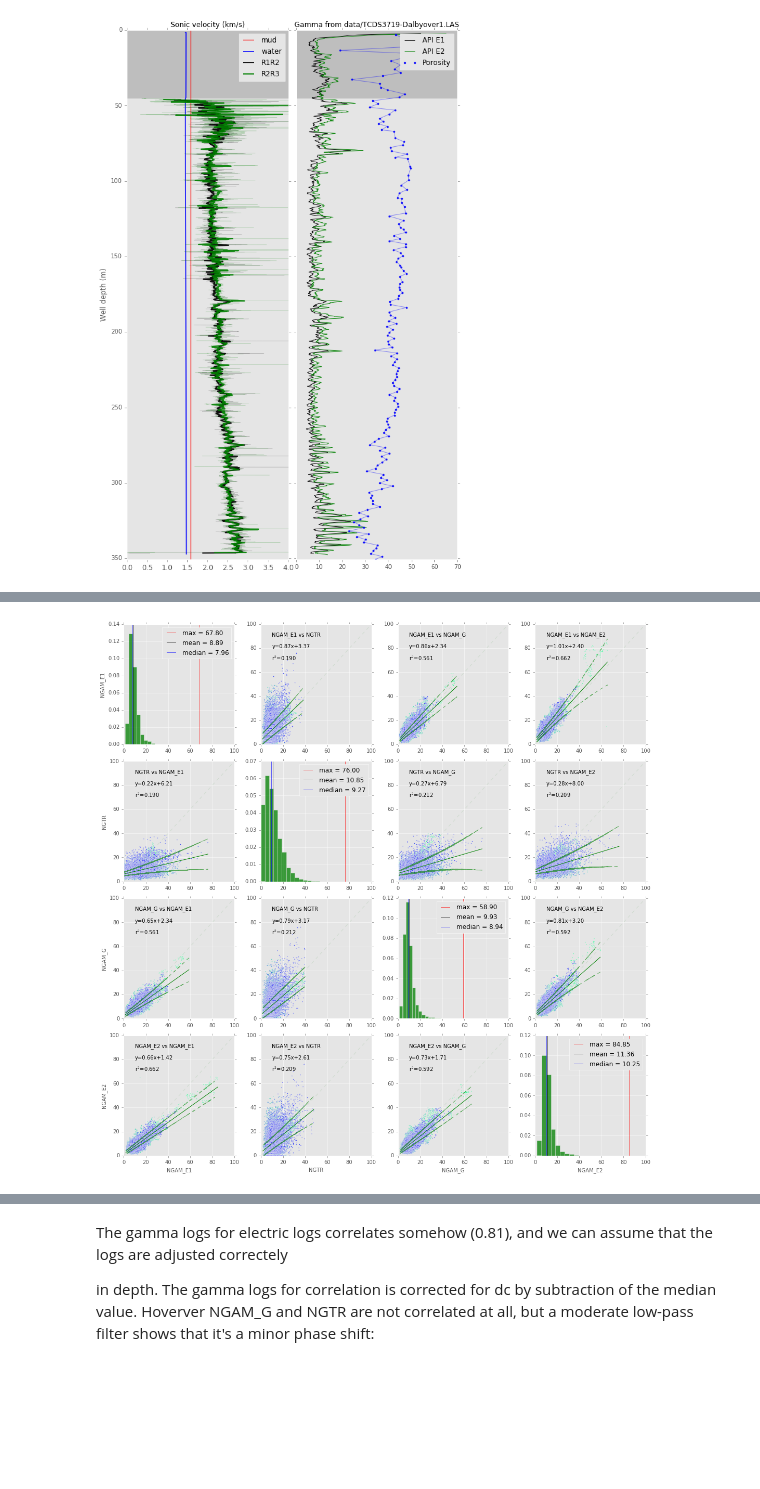
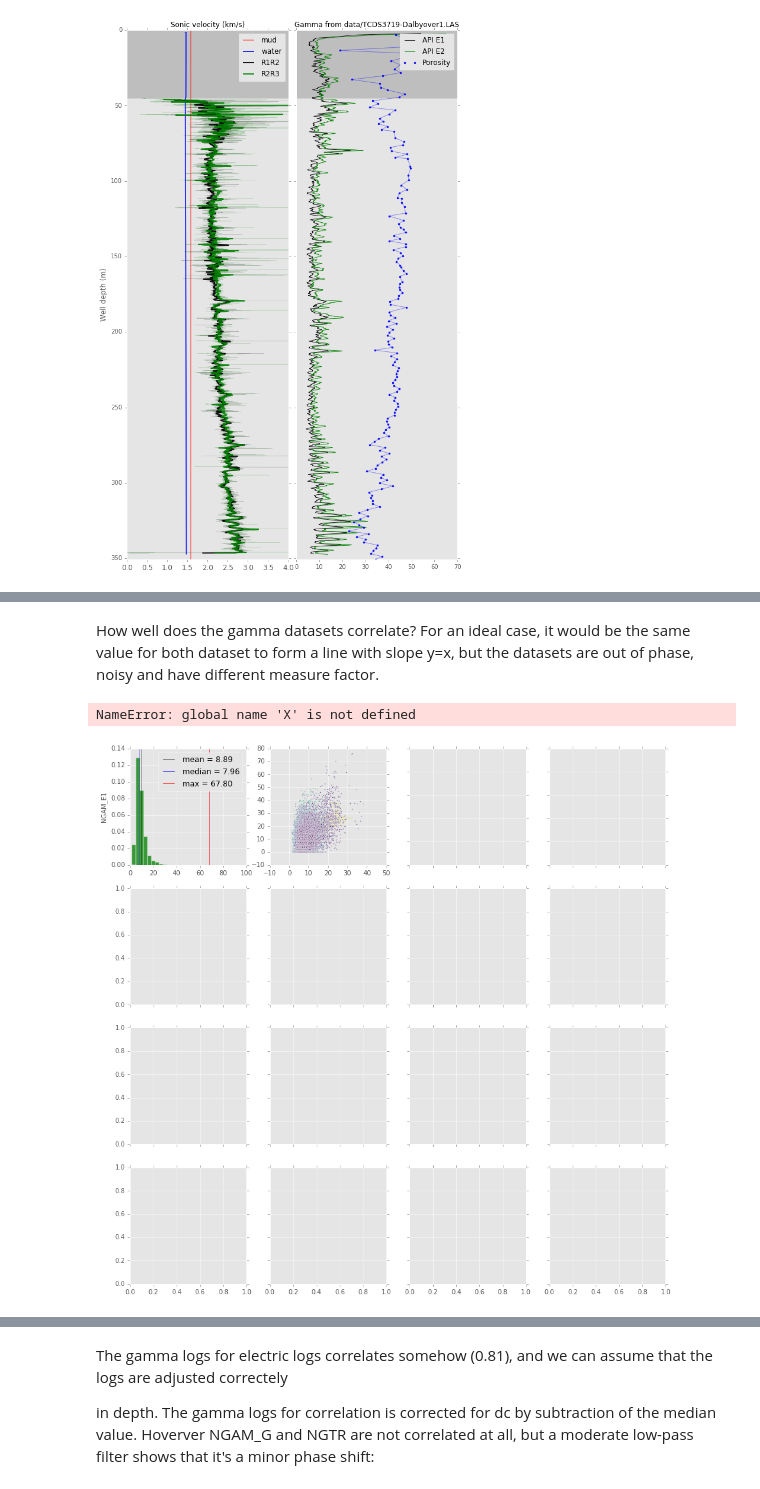
Before and after one commit to TobbeTripitaka/Dalbyover, a Jupyter notebook: Dalbyover sonic log.ipynb, the cells around one changed output, grey strips where cells are left out. Drawn from its saved outputs; the diff is of its cells as text; code cells hidden in the pictures; blank space fills up the shorter version.

```diff
--- a/Dalbyover sonic log.ipynb
+++ b/Dalbyover sonic log.ipynb
@@ -329,3 +343,5 @@ plt.show()
+# %% [markdown]
+How well does the gamma datasets correlate? For an ideal case, it would be the same value for both dataset to form a line with slope y=x, but the datasets are out of phase, noisy and have different measure factor.
 # %%
 def corr_plot(x,y,ii,min_x=0,max_x=100,min_y=0, max_y=100, max_api_limit=100):
     '''
@@ -342,16 +358,18 @@ def corr_plot(x,y,ii,min_x=0,max_x=100,min_y=0, max_y=100, max_api_limit=100):
 
     idx = np.isfinite(data[x]) & np.isfinite(data[y])
     if x!=y:
-        plt.scatter(data[x][idx], data[y][idx],c=color_depth[idx], s=10, marker='.', cmap='winter_r', alpha = 0.95)
+        plt.scatter(data[x][idx], data[y][idx],c=color_depth[idx], s=10, marker='.', cmap='viridis_r', alpha = 0.95)
 
-        m,b = curve_fit(f, data[x][idx],data[y][idx])[0] # Least squares
+        #m,b = curve_fit(f, data[x][idx],data[y][idx])[0] # Least squares
 
         xd = data[x][idx]
         yd = data[y][idx]
 
         # determine best fit line
-        A = np.vstack([xd, np.ones(len(xd))]).T
-        slope, intercept = np.linalg.lstsq(A, yd)[0]
+#        A = np.vstack([xd, np.ones(len(xd))]).T
+#       slope, intercept = np.linalg.lstsq(A, yd)[0]
+
+        slope, intercept, r_value, p_value, std_err = stats.linregress(xd,yd)
 
         xl = [min(xd), max(xd)]
         yl = [slope*xx + intercept  for xx in xl]
@@ -369,9 +387,12 @@ def corr_plot(x,y,ii,min_x=0,max_x=100,min_y=0, max_y=100, max_api_limit=100):
         yerrUpper = [(xx*slope+intercept)+(par[0][0]*xx**2 + par[0][1]*xx + par[0][2]) for xx,yy in zip(xd,yd)]
         yerrLower = [(xx*slope+intercept)-(par[0][0]*xx**2 + par[0][1]*xx + par[0][2]) for xx,yy in zip(xd,yd)]
 
-        plt.plot(xl, yl, '-g')
-        plt.plot(xd, yerrLower, '--g',alpha=0.6)
-        plt.plot(xd, yerrUpper, '--g',alpha=0.6)
+#        plt.plot(xl, yl, '-g')
+#        plt.plot(xd, yerrLower, '--g',alpha=0.6)
+#        plt.plot(xd, yerrUpper, '--g',alpha=0.6)
+
+
+
 
         #####
         ax.text(10,90,'%s vs %s' %(x,y),fontsize=10,color='k')
@@ -387,43 +408,42 @@ def corr_plot(x,y,ii,min_x=0,max_x=100,min_y=0, max_y=100, max_api_limit=100):
         max_api=max(data[x][idx])
         mean_api=data[x][idx].mean()
         median_api=data[x][idx].median()
-        plt.axvline(max_api, c='r', label='max = %.2f'% max_api,lw=1,alpha=0.6)
+
         plt.axvline(mean_api, c='k', label='mean = %.2f'% mean_api,lw=1,alpha=0.6)
         plt.axvline(median_api, c='b', label='median = %.2f'% median_api,lw=1,alpha=0.6)
+        plt.axvline(max_api, c='r', label='max = %.2f'% max_api,lw=1,alpha=0.6)
         plt.xlim(min_x, max_x)
         plt.legend()
 
     if ii%4==1:
         plt.ylabel(i, fontsize = 10)
     if ii >= 13:
         plt.xlabel(j, fontsize = 10)
     # Plot background color from correlation
     return;
 
-# According to Kristian Sloth, the most reliable dataset
-ref='NGAM_E1'
-ref_median = data['NGAM_E1'].median()
 
 data['NGAM_G'][data['NGAM_G'] > 100] = np.nan
 
 fig,axes = plt.subplots(4,4,sharex=True,sharey=True,figsize=(15,15))
 
 #fig.subplots_adjust(wspace=0.2, hspace=0.2)
 
 #List correlation
 gamma_corr = pd.concat([data['NGAM_E1'], data['NGAM_E2'],
                         data['NGAM_G'], data['NGTR']], axis=1)
 
 gamma_logs = ['NGAM_E1','NGTR','NGAM_G','NGAM_E2']
 color_depth = data['DEPTH']
 
 ii=0
 for i in gamma_logs:
         for j in gamma_logs:
             ii+=1
             corr_plot(i,j,ii)
 
 plt.tight_layout()
 plt.show()
 # %% [output]
+NameError: global name 'X' is not defined
-[figure, old version]
+[figure, new version]
```
Also changed, not shown: parts of 29 cells of this notebook, 1 other file.
